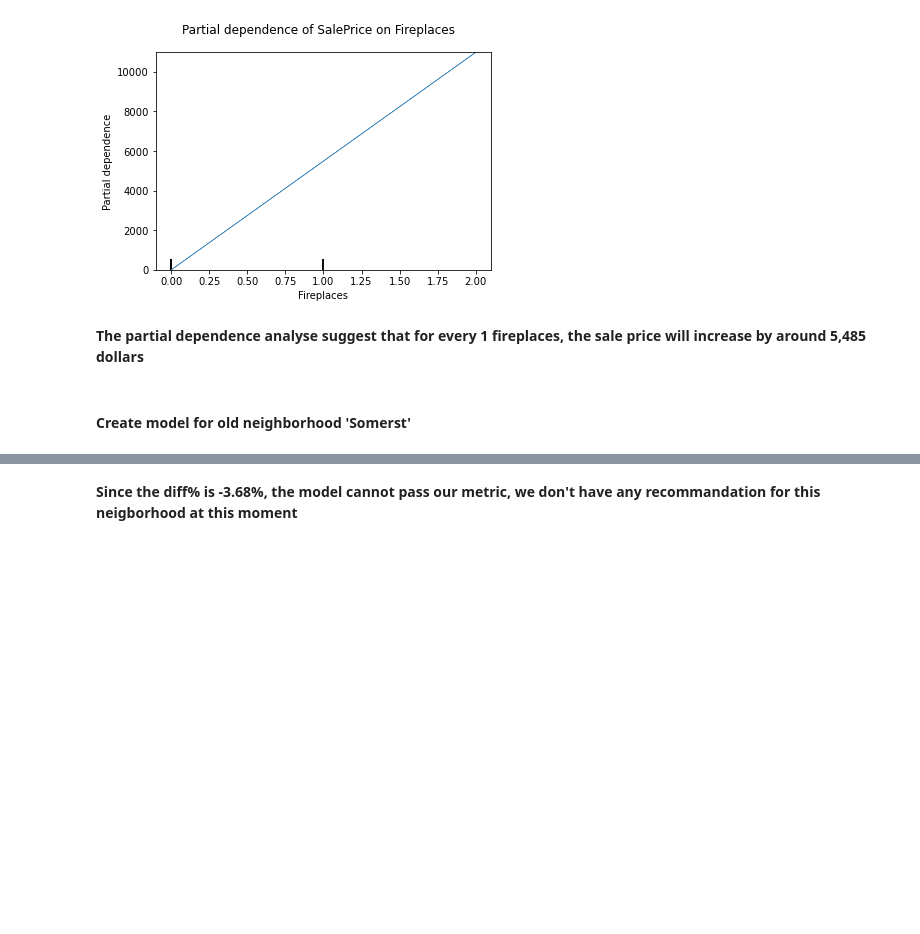
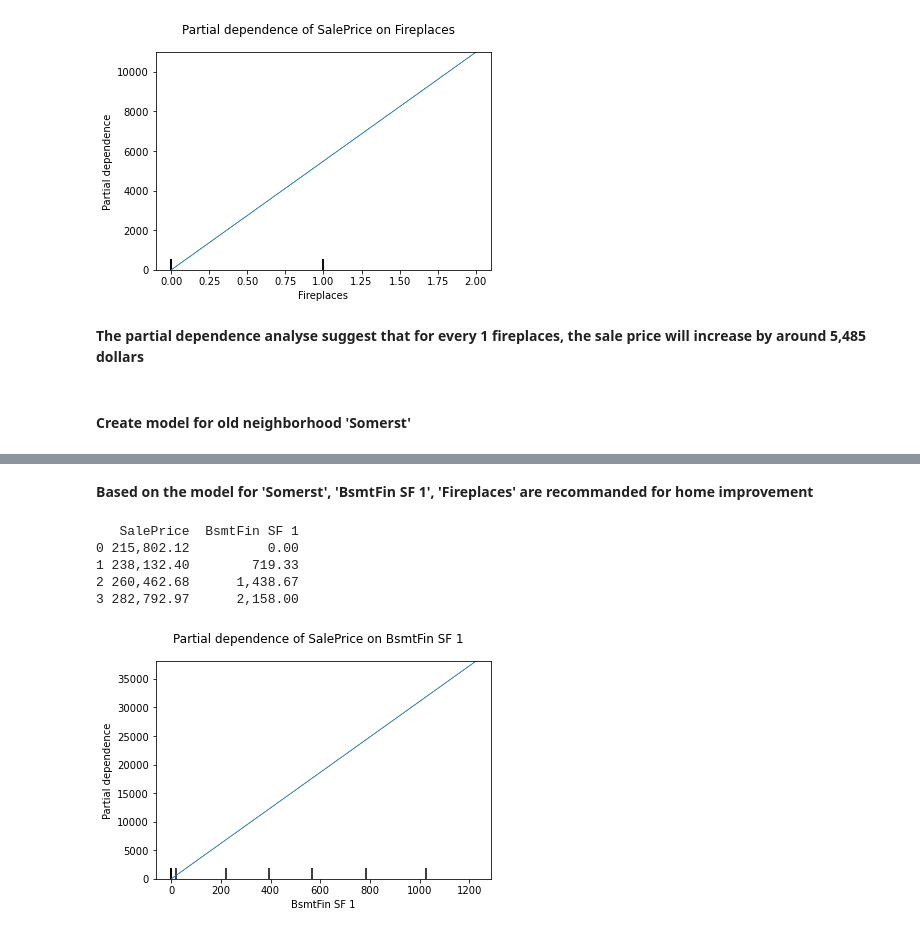
Before and after one commit to oliverfyh/Project-Ames-Housing-Data-and-Kaggle-Challenge, a Jupyter notebook: code/01_starter-code.ipynb, the cells around one changed output, grey strips where cells are left out. Saved outputs shown, nothing was run; the diff lists cells and outputs as text; code cells hidden in the pictures; blank space fills up the shorter version.

```diff
--- a/code/01_starter-code.ipynb
+++ b/code/01_starter-code.ipynb
@@ -1919,2 +1921,12 @@ y: 125
-# %% [markdown]
-**Since the diff% is -3.68%, the model cannot pass our metric, we don't have any recommandation for this neigborhood at this moment**
+# %% [markdown]
+**Based on the model for 'Somerst', 'BsmtFin SF 1', 'Fireplaces' are recommanded for home improvement**
+# %%
+feature = 'BsmtFin SF 1'
+plot_partial_dependence(gs_somerst, X, feature)
+# %% [output]
+   SalePrice  BsmtFin SF 1
+0 215,802.12          0.00
+1 238,132.40        719.33
+2 260,462.68      1,438.67
+3 282,792.97      2,158.00
+[figure, added]
```
Also changed, not shown: parts of 25 cells of this notebook, 3 other files.
